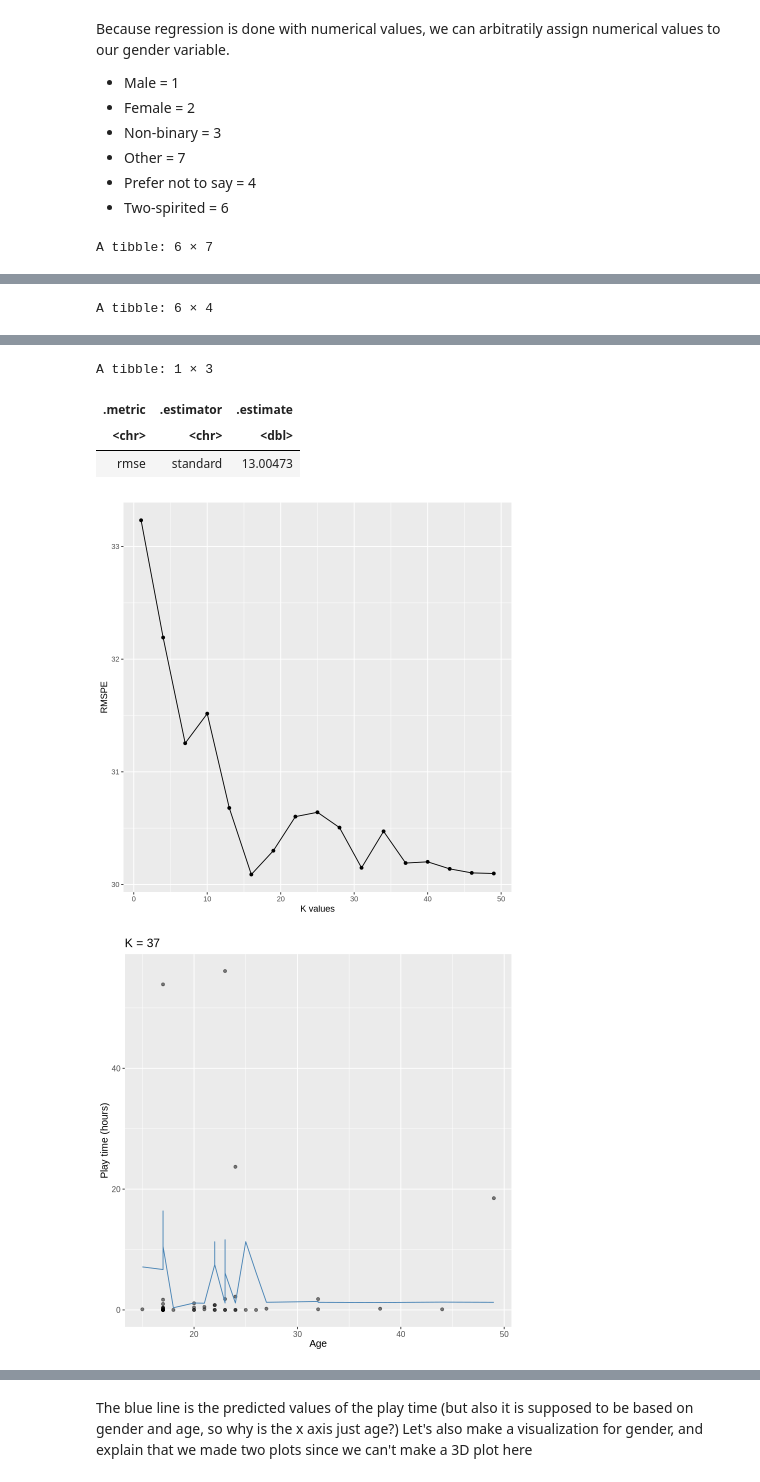
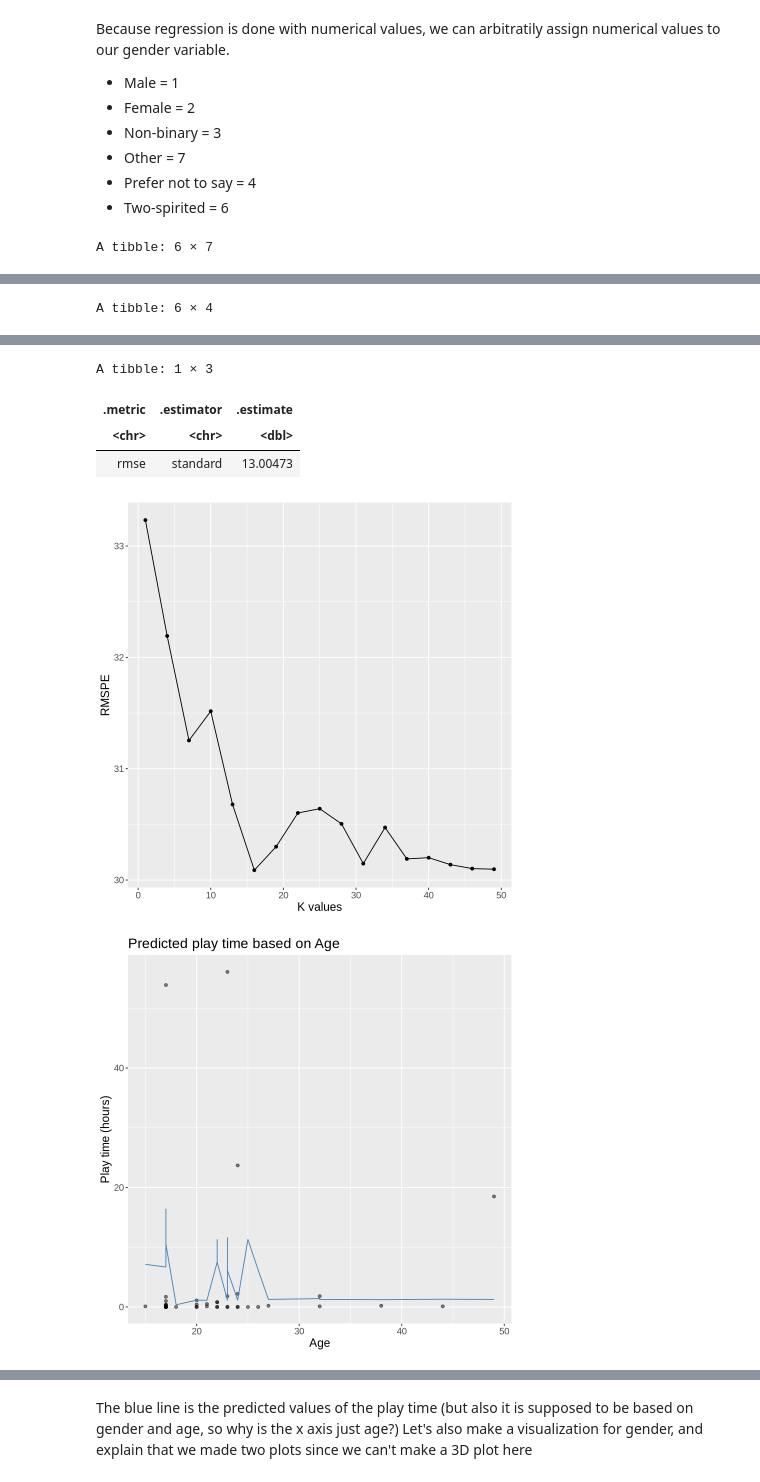
Before and after one commit to RaeL88/DSCI_project, a Jupyter notebook: Code.ipynb, the cells around one changed output, grey strips where cells are left out. Cells and saved outputs as stored; diff of their text form; code cells hidden in the pictures.

```diff
--- a/Code.ipynb
+++ b/Code.ipynb
@@ -190,7 +190,8 @@ player_results <- player_wkflw |>
 player_plot <-ggplot(player_results, aes(x=neighbors,y=mean))+
               geom_point() +
               geom_line() +
-              labs(x = "K values", y= "RMSPE")
+              labs(x = "K values", y= "RMSPE") +
+              theme(text = element_text(size = 14))
 player_plot
 
 tail(player_results)
@@ -215,38 +216,52 @@ player_metrics <-metrics(player_summary, truth = played_hours, estimate = .pred)
 
 player_metrics
 
-final_plot <- ggplot(player_summary, aes(x = Age, y = played_hours)) +
+final_plot_age <- ggplot(player_summary, aes(x = Age, y = played_hours)) +
   geom_point(alpha = 0.5) +
   geom_line(data = player_summary,
             mapping = aes(x = Age, y = .pred),
             color = "steelblue",) +
   xlab("Age") +
   ylab("Play time (hours)") +
-  ggtitle("K = 37") +
-  theme(text = element_text(size = 12))
-final_plot
+  ggtitle("Predicted play time based on Age") +
+  theme(text = element_text(size = 14))
+final_plot_age
+
+final_plot_gender <- ggplot(player_summary, aes(x = Age, y = played_hours)) +
+  geom_point(alpha = 0.5) +
+  geom_line(data = player_summary,
+            mapping = aes(x = gender, y = .pred),
+            color = "steelblue",) +
+  xlab("Gender") +
+  ylab("Play time (hours)") +
+  ggtitle("Predicted play time based on Age") +
+  theme(text = element_text(size = 14))
+
+#need to make this into a bar graph or change the x axis scale because gender = specific numbers
+
+final_plot_gender
 # %% [output]
 A tibble: 6 × 7
 | neighbors | .metric | .estimator | mean | n | std_err | .config |
 | <dbl> | <chr> | <chr> | <dbl> | <int> | <dbl> | <chr> |
 | 34 | rmse | standard | 30.47152 | 5 | 5.337726 | Preprocessor1_Model12 |
 | 37 | rmse | standard | 30.19009 | 5 | 5.527381 | Preprocessor1_Model13 |
 | 40 | rmse | standard | 30.20083 | 5 | 5.544919 | Preprocessor1_Model14 |
 | 43 | rmse | standard | 30.13829 | 5 | 5.637122 | Preprocessor1_Model15 |
 | 46 | rmse | standard | 30.10258 | 5 | 5.676553 | Preprocessor1_Model16 |
 | 49 | rmse | standard | 30.09730 | 5 | 5.696231 | Preprocessor1_Model17 |
 A tibble: 6 × 4
 | .pred | Age | gender | played_hours |
 | <dbl> | <dbl> | <dbl> | <dbl> |
 | 7.497297 | 22 | 2 | 0.0 |
 | 6.686486 | 17 | 1 | 0.0 |
 | 1.145946 | 23 | 1 | 1.8 |
 | 1.145946 | 20 | 1 | 0.4 |
 | 6.686486 | 17 | 1 | 0.0 |
 | 1.145946 | 24 | 1 | 2.2 |
 A tibble: 1 × 3
 | .metric | .estimator | .estimate |
 | <chr> | <chr> | <dbl> |
 | rmse | standard | 13.00473 |
-[figure, old version]
+[figure, new version]
-[figure, old version]
+[figure, new version]
```
Also changed, not shown: parts of 1 cell of this notebook.
